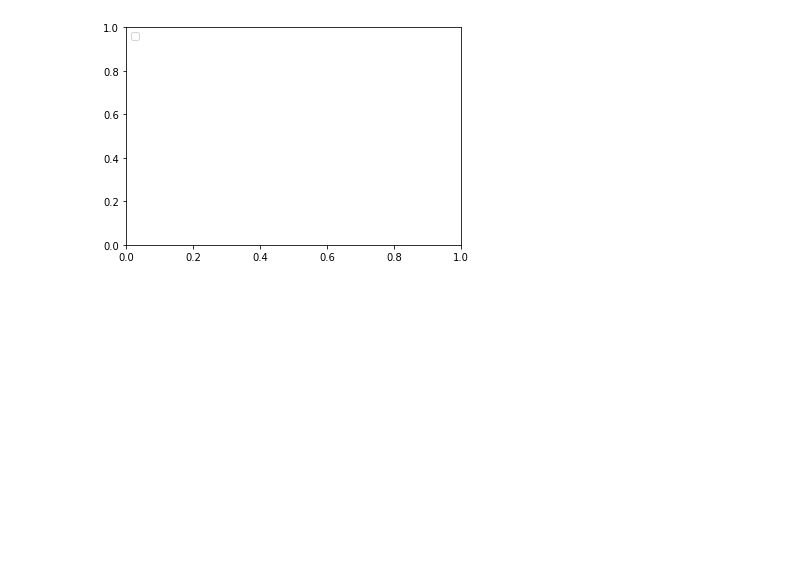
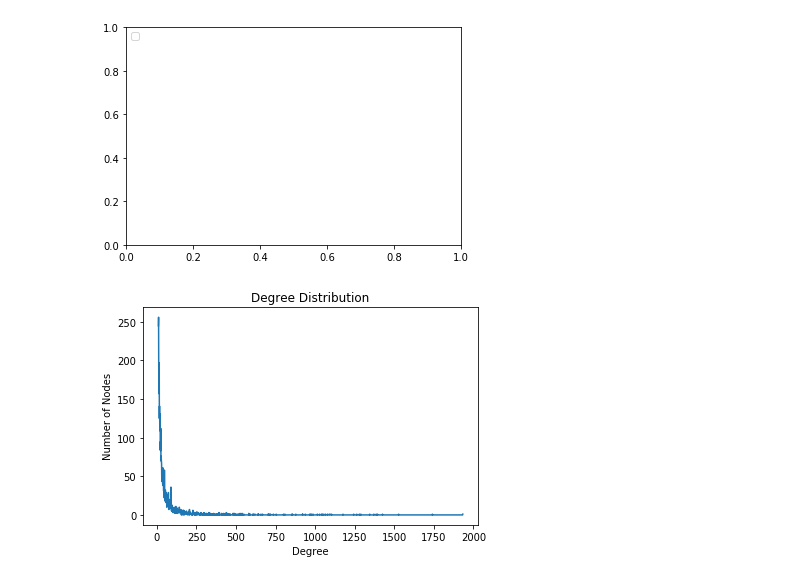
Before and after one commit to AugustoPeres/crc-project-1, a Jupyter notebook: Greatest Connected Component - 2.ipynb, the cells around one changed output. Drawn from its saved outputs; the diff is of its cells as text; code cells hidden in the pictures; blank space fills up the shorter version.

```diff
--- a/Greatest Connected Component - 2.ipynb
+++ b/Greatest Connected Component - 2.ipynb
@@ -397,3 +397,19 @@ plt.show()
 #print(degfreq)
 # %%
 #print(deglist)
+# %%
+for i in range(0,10):
+    deglist.pop(0)
+    degfreq.pop(0)
+# %%
+#DEGREE DISTRIBUTION - VALUES STARTING AT DEGREE 10
+plt.plot(deglist,degfreq)
+
+plt.xlabel('Degree', fontdict=None, labelpad=None)
+plt.ylabel('Number of Nodes', fontdict=None, labelpad=None)
+
+plt.title('Degree Distribution', fontdict=None, loc='center', pad=None)
+
+plt.show()
+# %% [output]
+[figure, added]
```
Also changed, not shown: parts of 18 cells of this notebook.
